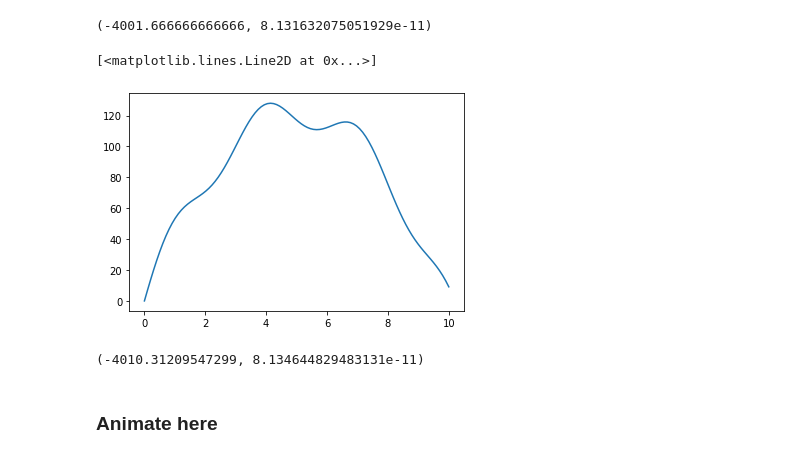
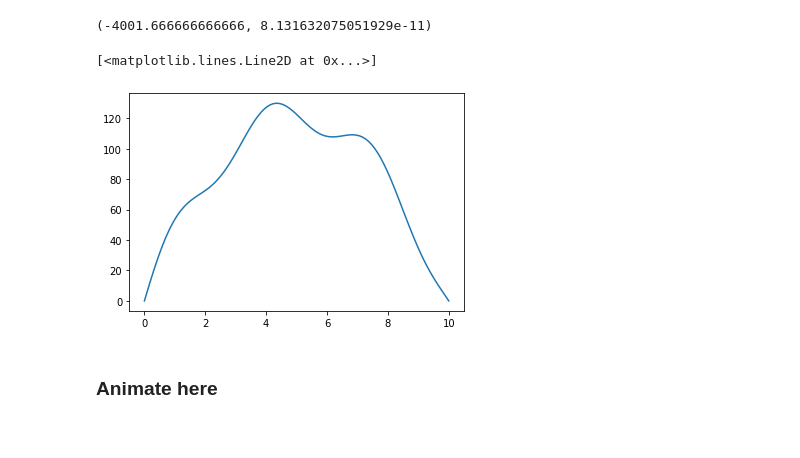
Before and after one commit to lachstr/physics_animations, a Jupyter notebook: jupyter/Lagrangian-Intergrator.ipynb, the cells around one changed output. Cells and saved outputs as stored; diff of their text form; code cells hidden in the pictures.

```diff
--- a/jupyter/Lagrangian-Intergrator.ipynb
+++ b/jupyter/Lagrangian-Intergrator.ipynb
@@ -30,22 +30,17 @@ S
 (-4001.666666666666, 8.131632075051929e-11)
 # %%
 def x_wrong(t):
-    return 10*np.sin(2*t)
+    return 10*np.sin(2*np.pi/10*3*t)
 
 t_domain = np.linspace(0, 10, 100)
 
 def x(t, err_size=1):
     return x_0(t) + err_size*x_wrong(t)
 
 plt.plot(t_domain, x(t_domain))
 # %% [output]
 [<matplotlib.lines.Line2D at 0x...>]
-[figure, old version]
+[figure, new version]
-# %%
-S = integrate.quad(L, 0, 10, args=(x))
-S
-# %% [output]
-(-4010.31209547299, 8.134644829483131e-11)
 # %% [markdown]
 ### Animate here
 # %%
```
Also changed, not shown: parts of 2 cells of this notebook.
